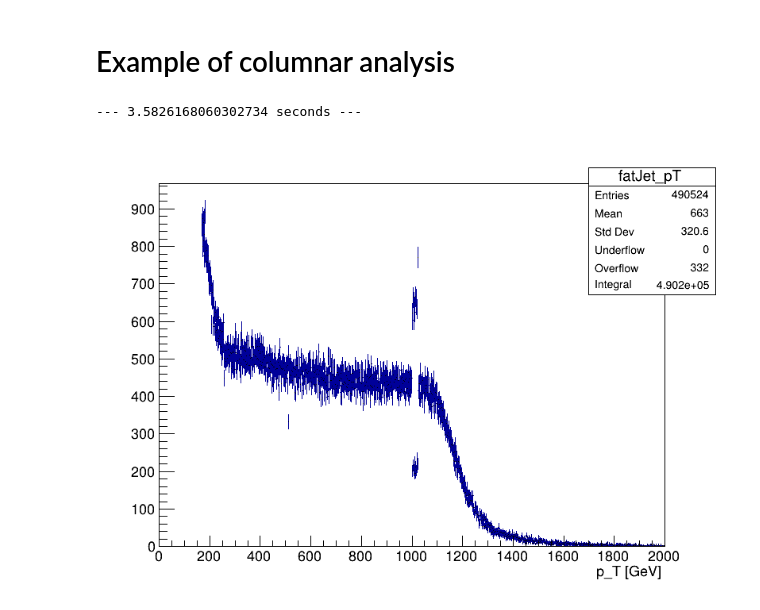
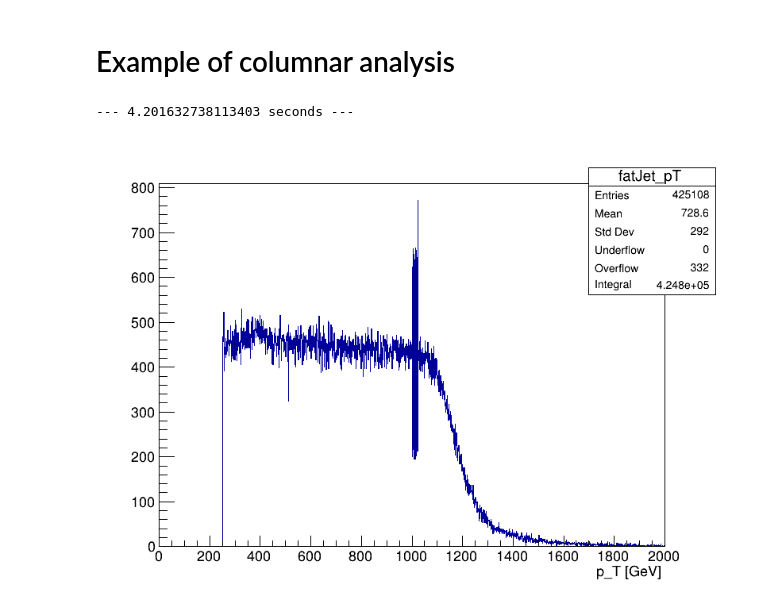
Before and after one commit to CMS-H3PO/H3PO, a Jupyter notebook: notebooks/example_event_loop_vs_coffea.ipynb, the cells around one changed output. Drawn from its saved outputs; the diff is of its cells as text; code cells hidden in the pictures.

```diff
--- a/notebooks/example_event_loop_vs_coffea.ipynb
+++ b/notebooks/example_event_loop_vs_coffea.ipynb
@@ -27,11 +27,18 @@ f = ROOT.TFile("/STORE/matej/H3_skims/2017/XToYHTo6B_MX-2500_MY-800/F783DD8F-FD3
 # get pointer to the Events tree
 t = f.Get("Events")
 
-nBins=2000
-pTmin=0.
-pTmax=2000.
+nBins = 2000
+pTmin = 0.
+pTmax = 2000.
+pT_cut = 250
+
+etaBins = 200
+etaTmin = -5.
+etaTmax = 5.
+eta_cut = 2
 
 h_FatJet_pT=ROOT.TH1F("h_FatJet_pT", "Fatjet p_{T};p_{T} [GeV];Entries", nBins, pTmin, pTmax)
+h_FatJet_eta = ROOT.TH1F("h_FatJet_eta", "Fatjet eta; $\eta; Entries$", etaBins, etaTmin, etaTmax)
 
 
 # total number of events
@@ -46,7 +53,9 @@ for e in range(0, nEvents):
 
     # loop over fat jets
     for j in range(0, t.nFatJet):
-        h_FatJet_pT.Fill(t.FatJet_pt[j])
+        if t.FatJet_pt[j] > pT_cut and abs(t.FatJet_eta[j]) < eta_cut:
+            h_FatJet_pT.Fill(t.FatJet_pt[j])
+            h_FatJet_eta.Fill(t.FatJet_eta[j])
 
 # stop timer
 print("--- {} seconds ---".format(time.time() - start_time))
@@ -78,31 +92,43 @@ Event: 150001
 # %%
 # start timer
 start_time = time.time()
 
 events = NanoEventsFactory.from_root("/STORE/matej/H3_skims/2017/XToYHTo6B_MX-2500_MY-800/F783DD8F-FD3D-3848-BC12-8A79B6143E55.root",schemaclass=NanoAODSchema,metadata={"dataset":""},entry_stop=None).events()
 
 fatjets = events.FatJet
-#fatJet_pT=fatjets.pt
+
+def pT_mask(fatjets):
+    return fatjets.pt > pT_cut
+
+def eta_mask(fatjets):
+    return abs(fatjets.eta) < eta_cut
+
+fatJet_sel1 = fatjets[pT_mask(fatjets)]
+fatJet_sel2 = fatjets[eta_mask(fatJet_sel1)]
+
+fatJet_pt = fatJet_sel2.pt
+fatJet_eta = fatJet_sel2.eta
 
 fatJet_pT_bin = hist.axis.Regular(label="p_T [GeV]", name="fatJet_pT", bins=nBins, start=pTmin, stop=pTmax)
 fatJet_pT_hist = hist.Hist(fatJet_pT_bin, storage="weight")
-fatJet_pT_hist.fill(fatJet_pT=ak.flatten(fatjets.pt))
+fatJet_pT_hist.fill(ak.flatten(fatJet_pt))
+
+fatJet_eta_bin = hist.axis.Regular(label="eta", name="fatJet_eta", bins=etaBins, start=etaTmin, stop=etaTmax)
+fatJet_eta_hist = hist.Hist(fatJet_eta_bin, storage="weight")
+fatJet_eta_hist.fill(ak.flatten(fatJet_eta))
 
 # stop timer
 print("--- {} seconds ---".format(time.time() - start_time))
 
-#plt.style.use([hep.style.CMS])
-#fatJet_pT_hist.plot(color="darkblue")
-#plt.xlabel("$p_{T}$ [GeV]")
-#plt.ylabel("Entries",horizontalalignment='right', y=1.0)
 
 with uproot.recreate("outfile.root") as fout:
     fout["fatJet_pT"] = fatJet_pT_hist
+    fout["fatJet_eta"] = fatJet_eta_hist
 
 fout = ROOT.TFile.Open("outfile.root", "READ")
 h = fout.Get("fatJet_pT")
-h.Draw()
+h.Draw("hist")
 c.Draw()
 # %% [output]
---- 3.5826168060302734 seconds ---
+--- 4.201632738113403 seconds ---
-[figure, old version]
+[figure, new version]
```
Also changed, not shown: parts of 3 cells of this notebook.
